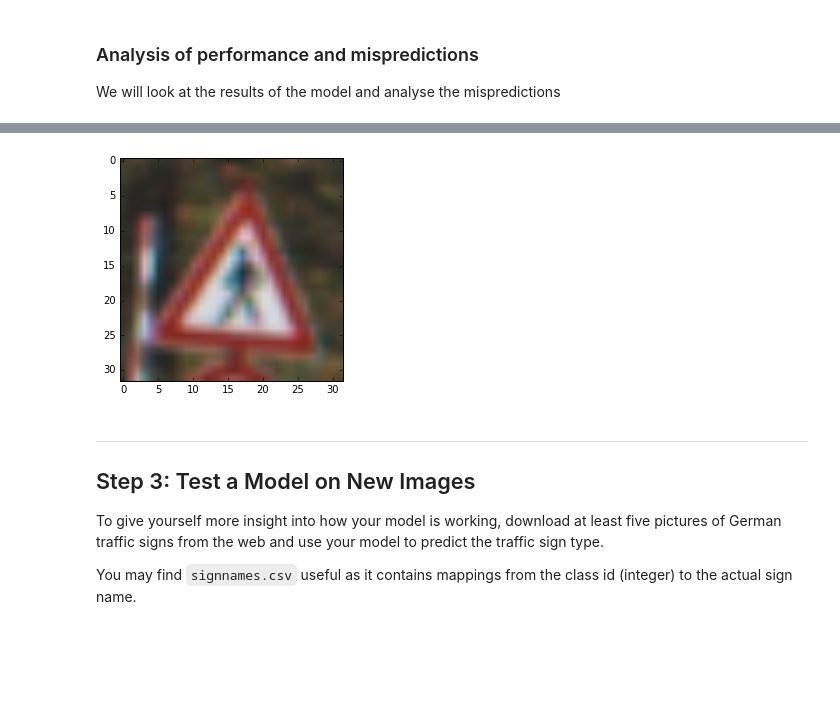
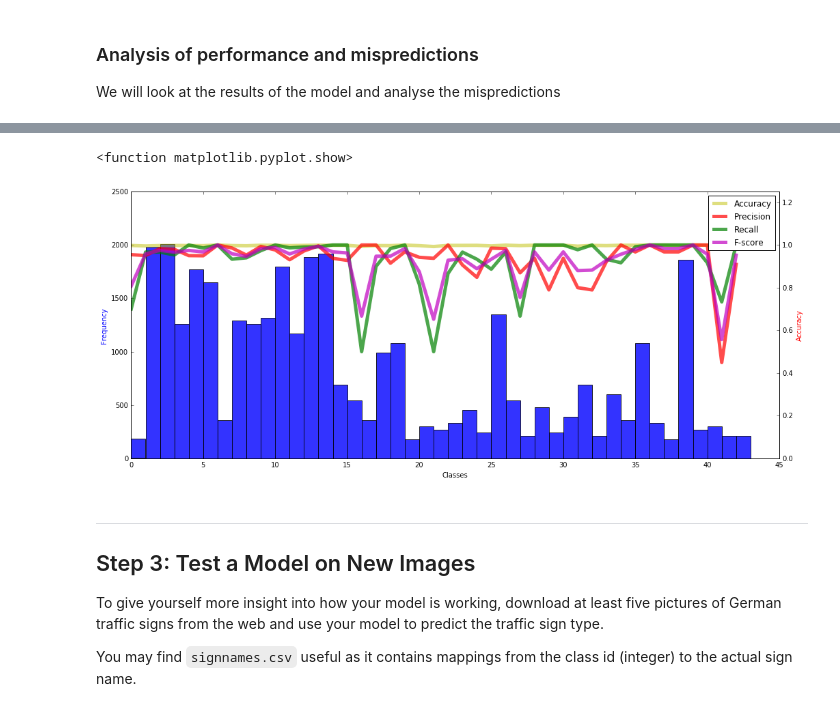
Before and after one commit to precyon/Traffic-Sign-Classifier, a Jupyter notebook: Traffic_Sign_Classifier.ipynb, the cells around one changed output, grey strips where cells are left out. Cells and saved outputs as stored; diff of their text form; code cells hidden in the pictures; blank space fills up the shorter version.

Commit message:
Compute precision and recall on the validation dataset and plot them

```diff
--- a/Traffic_Sign_Classifier.ipynb
+++ b/Traffic_Sign_Classifier.ipynb
@@ -254,7 +279,7 @@ def LeNet(x):
     #P1 = tf.layers.max_pooling2d(inputs=C1,
     #                             pool_size=[2,2], strides=2, padding='VALID')
 
-    P1 = conv_layer(x, input_dim=3, output_dim=6, layer_name="CONV1", kernel_size=5, stride=1)
+    P1 = conv_layer(x, input_dim=1, output_dim=6, layer_name="CONV1", kernel_size=5, stride=1)
 
 
     # TODO: Layer 2: Convolutional. Output = 10x10x16.
@@ -320,7 +345,8 @@ A validation set can be used to assess how well the model is performing. A low a
 sets imply underfitting. A high accuracy on the training set but low accuracy on the validation set implies overfitting.
 # %%
 # Process training data and create placeholders for them
-x = tf.placeholder(tf.float32, (None, *image_shape), name="x")
+#x = tf.placeholder(tf.float32, (None, *image_shape), name="x")
+x = tf.placeholder(tf.float32, (None, 32, 32, 1), name="x")
 y = tf.placeholder(tf.int32, (None), name="labels")
 
 def toOneHot(y, numLabels):
@@ -407,7 +433,7 @@ with tf.Session() as sess:
     print("Training started")
     start_time = timeit.default_timer()
     for i in range(EPOCHS):
-        #x_train, y_train = shuffle(x_train, y_train)
+        x_train, y_train = shuffle(x_train, y_train)
         for offset in range(0, num_examples, BATCH_SIZE):
             end = offset + BATCH_SIZE
             batch_x, batch_y = x_train[offset:end], y_train[offset:end]
@@ -426,7 +452,8 @@ with tf.Session() as sess:
     print("Training accuracy %f"   % computeAccuracy(predictions_training, y_train))
     print("Validation accuracy %f" % computeAccuracy(predictions_valid, y_valid))
 
-    #saver.save(sess, './models/lenet5-mod')
+    if(computeAccuracy(predictions_valid, y_valid) > 0.960091):
+        saver.save(sess, './models/lenet5-mod-bw-1')
 
 print()
 print("Training time: %fs" % elapsed)
@@ -453,16 +480,43 @@ Training time: 138.796363s
 
 We will look at the results of the model and analyse the mispredictions
 # %%
-correctness = (validation_predictions == y_valid)
-#print(np.count_nonzero(correctness)/correctness.size)
-validDict = np.zeros((n_classes,1))
+
+correctness   = (predictions_valid == y_valid)
+classAccuracy = np.zeros((n_classes,1))
+classPrecision = np.zeros((n_classes,1))
+classRecall = np.zeros((n_classes,1))
+classFscore = np.zeros((n_classes,1))
 for sign in range(n_classes):
-    signcorrectness = correctness[y_valid==sign]
-    signaccuracy = np.count_nonzero(signcorrectness)/signcorrectness.size
-    validDict[sign] = signaccuracy
+    #sign = 6
+    idxDataset = (y_valid == sign) #Indices of signs of this type in the dataset
+    numSign    = np.count_nonzero(idxDataset)   #Number  of signs of this type in the dataset
 
-#print(np.argwhere(validDict<0.6))
+    idxDetected = (predictions_valid == sign) #Indcies of signs of this type detected
+    numDetected = np.count_nonzero(idxDetected) #Number of signs of this type detected
 
+    numTruePos  = np.count_nonzero(np.logical_and(idxDataset, idxDetected))
+    classPrecision[sign] = numTruePos/numDetected
+    classRecall[sign] = numTruePos/numSign
+
+
+    signaccuracy = np.count_nonzero(idxDataset == idxDetected)/correctness.size
+    #signcorrectness = correctness[idxDataset]
+    #signaccuracy = np.count_nonzero(correctness)/correctness.size
+    classAccuracy[sign] = signaccuracy
+
+classFscore = 2/(1/classPrecision + 1/classRecall)
+
+#print(np.argwhere(idxDataset), numSign)
+print(classPrecision[sign], classRecall[sign])
+
+
+
+#print("Classes with accuracy less than 0.6:")
+#print(np.argwhere(classAccuracy<0.6)[:,0])
+
+
+
+#print(x_train.shape)
 #Deep dive into 16, 21 and 27
 
 #indPrediction = validation_predictions[y_valid==16]
@@ -477,19 +531,28 @@ idx = 27
 #plt.imshow(sample[np.random.randint(0, sample.shape[0], size=1)[0], :,:,:])
 
 # Look at the train set
-incorrect = x_train[(y_train==idx)]
-plt.imshow(incorrect[np.random.randint(0, incorrect.shape[0], size=1)[0], :,:,:])
+#incorrect = x_train[(y_train==idx)]
+#plt.imshow(incorrect[np.random.randint(0, incorrect.shape[0], size=1)[0], :,:,:])
 
 #sample = x_train[y_train==16]
 #plt.imshow(sample[3,:,:,:])
 
-#plt.figure(figsize=(17,7))
-#plt.plot(np.arange(n_classes), validDict)
-#plt.show
 
-#compFig = plt.figure(figsize=(17, 7))
-#plt.hist(y_train, bins=np.arange(y_train.min(), y_train.max()+2))
-#plt.show
+
+compFig, compax1 = plt.subplots(figsize=(17,7))
+compax1.hist(y_train, bins=np.arange(y_train.min(), y_train.max()+2), alpha=0.8)
+compax1.set_xlabel("Classes")
+compax1.set_ylabel('Frequency', color='b')
+
+compax2 = compax1.twinx()
+compax2.plot(np.arange(n_classes), classAccuracy,  'y-', alpha=0.5, linewidth=5, label="Accuracy")
+compax2.plot(np.arange(n_classes), classPrecision, 'r-', alpha=0.7, linewidth=5, label="Precision")
+compax2.plot(np.arange(n_classes), classRecall,    'g-', alpha=0.7, linewidth=5, label="Recall")
+compax2.plot(np.arange(n_classes), classFscore,    'm-', alpha=0.7, linewidth=5, label="F-score")
+compax2.set_ylabel('Accuracy', color='r')
+compax2.set_ylim([0,1.25])
+plt.legend()
+plt.show
 
 #print(np.arange(0, 1, 10))
 
@@ -508,4 +571,5 @@ plt.imshow(incorrect[np.random.randint(0, incorrect.shape[0], size=1)[0], :,:,:]
+<function matplotlib.pyplot.show>
-[figure, old version]
+[figure, new version]
 # %% [markdown]
 ---
 
```
Also changed, not shown: parts of 4 cells of this notebook.
